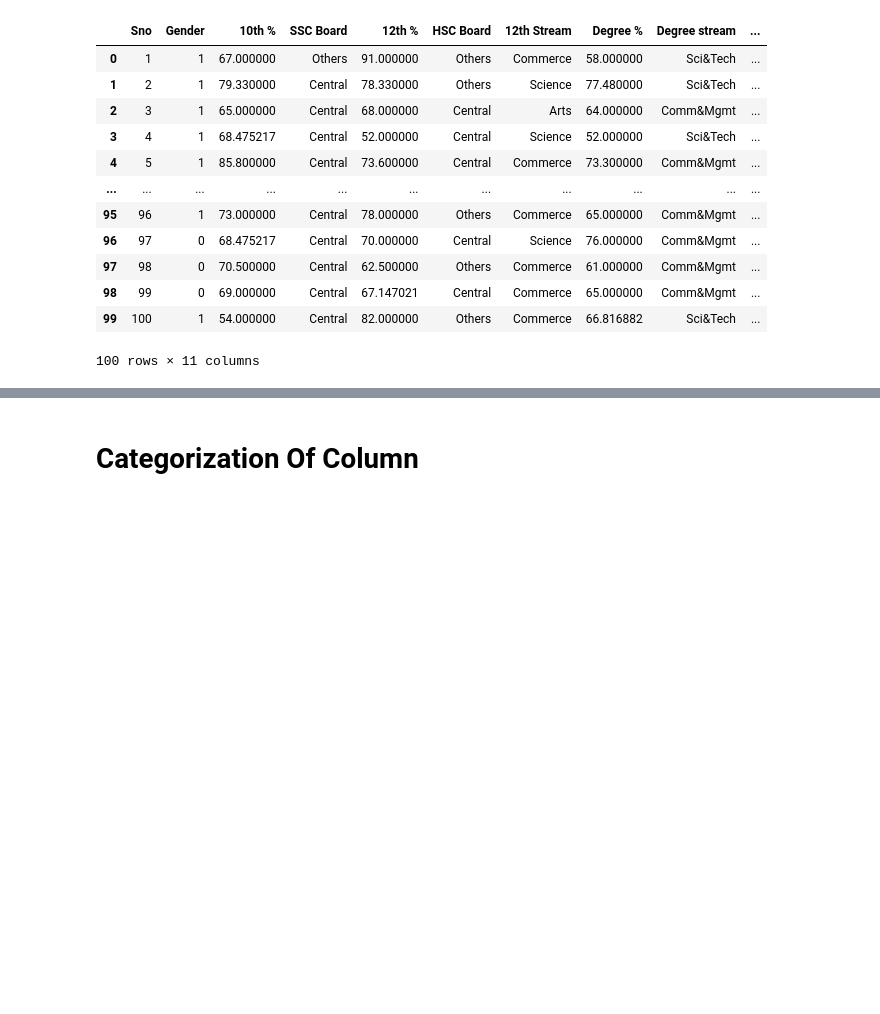
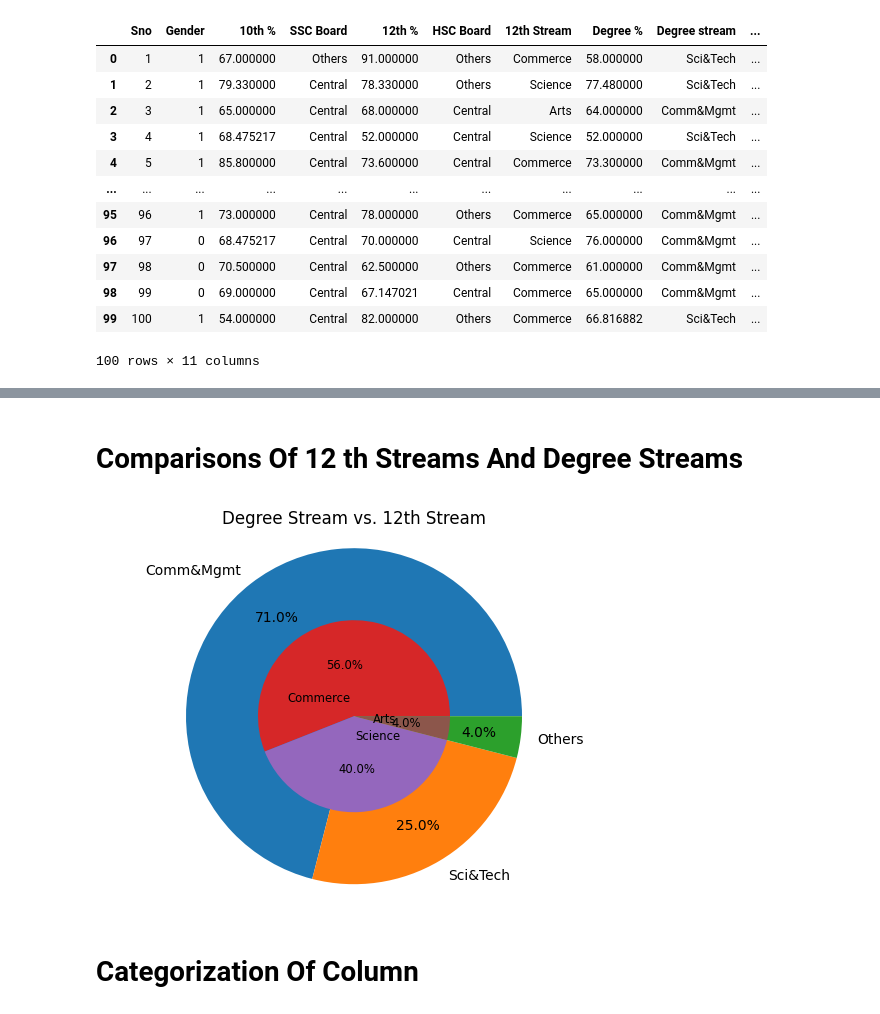
Before and after one commit to ShubhamBhosale0264/Placement_Prediction, a Jupyter notebook: project.ipynb, the cells around one changed output, grey strips where cells are left out. Drawn from its saved outputs; the diff is of its cells as text; code cells hidden in the pictures; blank space fills up the shorter version.

```diff
--- a/project.ipynb
+++ b/project.ipynb
@@ -142,3 +145,20 @@ plt.show()
+# %% [markdown]
+# Comparisons Of 12 th Streams And Degree Streams
+# %%
+dstreams = df['Degree stream'].value_counts()
+tstreams = df['12th Stream'].value_counts()
+
+# outer pie chart
+fig, ax = plt.subplots()
+wedges, texts, autotexts = ax.pie(dstreams, radius=1.4, labels=dstreams.index, autopct='%1.1f%%', pctdistance=0.75, labeldistance=1.1)
+# inner pie chart
+wedges, texts, autotexts = ax.pie(tstreams, radius=0.8, labels=tstreams.index, autopct='%1.1f%%', pctdistance=0.55, labeldistance=0.2,textprops={'size': 'smaller'})
+ax.set_title('Degree Stream vs. 12th Stream')
+ax.axis('equal')
+
+plt.show()
+# %% [output]
+[figure, added]
 # %% [markdown]
 # Categorization Of Column
 # %%
```
Also changed, not shown: parts of 3 cells of this notebook.
